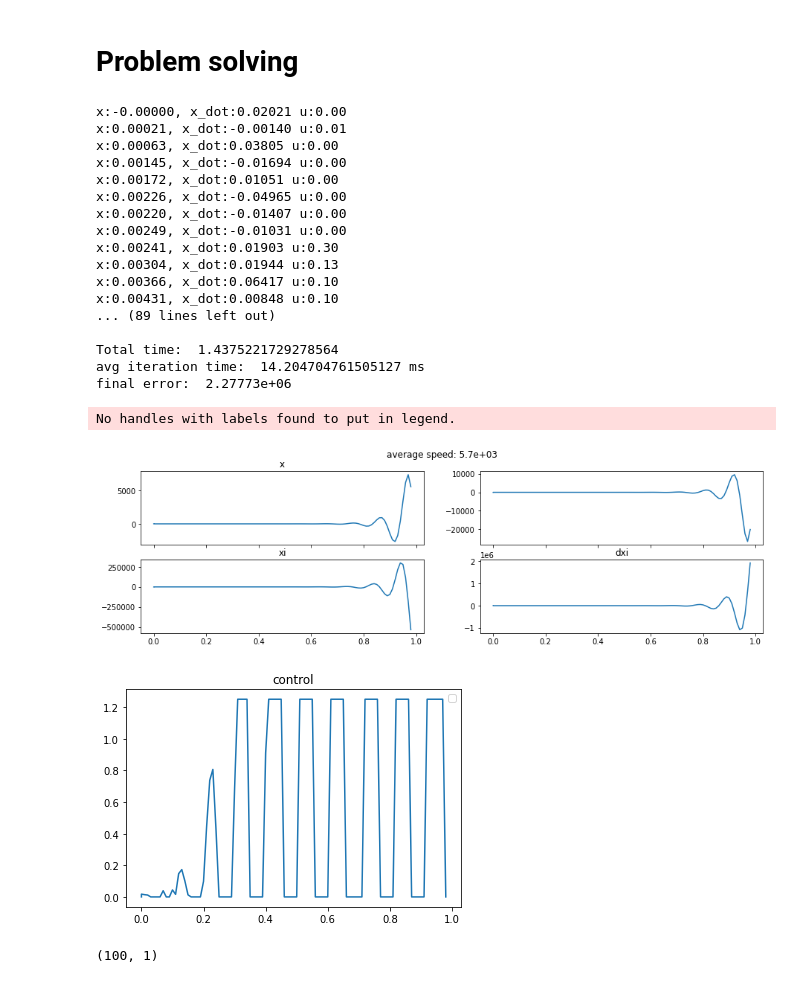
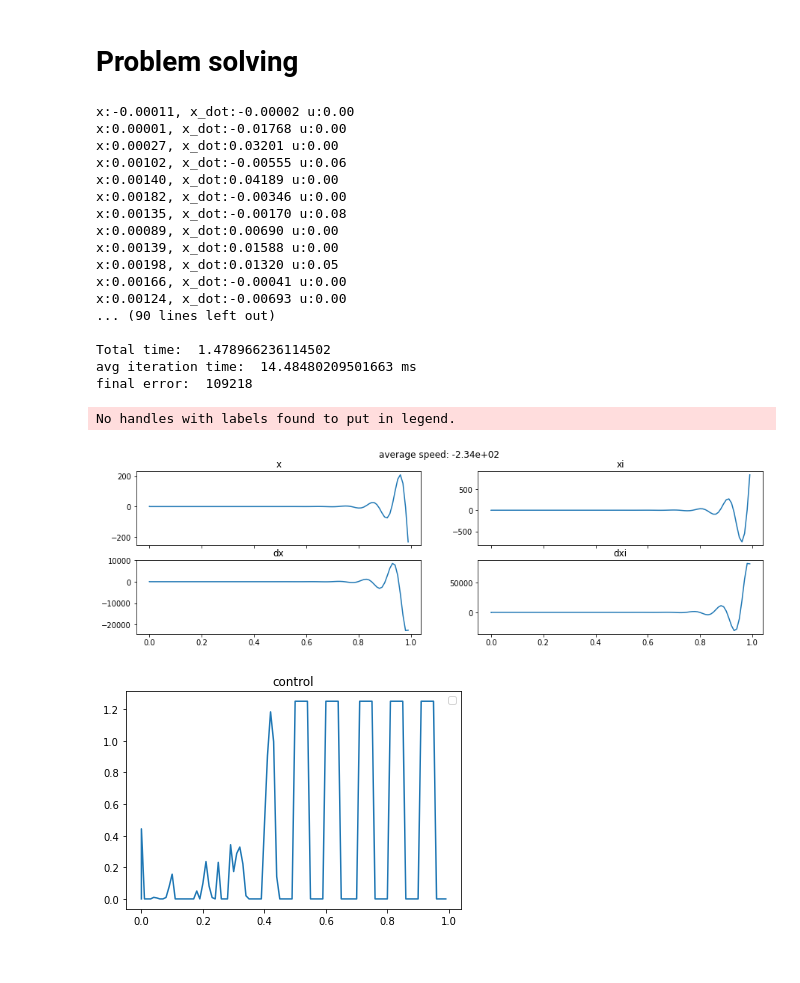
Before and after one commit to xxFirefly/mpc_rl_capsubot, a Jupyter notebook: example_mpc.ipynb, the cells around one changed output. Cells and saved outputs as stored; diff of their text form; code cells hidden in the pictures.

```diff
--- a/example_mpc.ipynb
+++ b/example_mpc.ipynb
@@ -73,13 +73,13 @@ n_controls = controls.numel()
 # Setting matrix_weights' variables. For objective function??
 Q_x = 100
 Q_x_dot = 1
-Q_xi = 50
+Q_xi = 1
 Q_xi_dot = 1
 R_1 = 1
 
-step_horizon = 0.01 # Time between steps in seconds.
+step_horizon = 0.01 # env.dt # Time between steps in seconds.
 N = 10 #int(0.1 / env.dt)  # Prediction horizon.
-sim_time = 100
+sim_time = 1
 
 F_max = 1.25 # Need to add proper force model
 F_min = 0
@@ -89,7 +89,7 @@ x_init = 0
 x_dot_init = 0
 xi_init = 0
 xi_dot_init = 0
-x_target = 0.2
+x_target = 1
 x_dot_target = 0
 xi_target = 0
 xi_dot_target = 0
@@ -199,7 +199,7 @@ main_loop = time()  # return time in sec
 age = 0
 while (norm_2(state_init - state_target) > 1e-1) and (mpc_iter * step_horizon < sim_time):
     age += 1
-    if (age == 100):
+    if (age == 1000):
       break
     t1 = time()
     args["p"] = vertcat(state_init, state_target)  # current state  # target state
@@ -243,49 +243,45 @@ print("Total time: ", main_loop_time - main_loop)
 print("avg iteration time: ", np.array(times).mean() * 1000, "ms")
 print("final error: ", ss_error)
 # %% [output]
-x:-0.00000, x_dot:0.02021 u:0.00
-x:0.00021, x_dot:-0.00140 u:0.01
-x:0.00063, x_dot:0.03805 u:0.00
-x:0.00145, x_dot:-0.01694 u:0.00
-x:0.00172, x_dot:0.01051 u:0.00
-x:0.00226, x_dot:-0.04965 u:0.00
-x:0.00220, x_dot:-0.01407 u:0.00
-x:0.00249, x_dot:-0.01031 u:0.00
-x:0.00241, x_dot:0.01903 u:0.30
-x:0.00304, x_dot:0.01944 u:0.13
-x:0.00366, x_dot:0.06417 u:0.10
-x:0.00431, x_dot:0.00848 u:0.10
-... (89 lines left out)
+x:-0.00011, x_dot:-0.00002 u:0.00
+x:0.00001, x_dot:-0.01768 u:0.00
+x:0.00027, x_dot:0.03201 u:0.00
+x:0.00102, x_dot:-0.00555 u:0.06
+x:0.00140, x_dot:0.04189 u:0.00
+x:0.00182, x_dot:-0.00346 u:0.00
+x:0.00135, x_dot:-0.00170 u:0.08
+x:0.00089, x_dot:0.00690 u:0.00
+x:0.00139, x_dot:0.01588 u:0.00
+x:0.00198, x_dot:0.01320 u:0.05
+x:0.00166, x_dot:-0.00041 u:0.00
+x:0.00124, x_dot:-0.00693 u:0.00
+... (90 lines left out)
 
-Total time:  1.4375221729278564
-avg iteration time:  14.204704761505127 ms
-final error:  2.27773e+06
+Total time:  1.478966236114502
+avg iteration time:  14.48480209501663 ms
+final error:  109218
 # %%
 fig, axs = plt.subplots(2, 2, sharex=True)  # , sharex=True, sharey=True)
 fig.set_figwidth(15)
 fig.suptitle("average speed: {:.3}".format(cat_states[0, 1, -1] / t[-1, 0]))
 axs[0, 0].plot(t, cat_states[0, 1, :], label="x")
 axs[0, 0].set_title("x")
 axs[1, 0].plot(t, cat_states[1, 1, :], label="dx")
 axs[1, 0].set_title("dx")
 axs[0, 1].plot(t, cat_states[2, 1, :], label="xi")
-axs[1, 0].set_title("xi")
+axs[0, 1].set_title("xi")
 axs[1, 1].plot(t, cat_states[3, 1, :], label="dxi")
 axs[1, 1].set_title("dxi")
 # t_shift = 3
 # axs[0, 0].set_xlim(t_shift, t_shift + 1)
 
 
 plt.figure()
 plt.title("control")
 plt.plot(t, cat_controls[:, 0])
 plt.legend()
 plt.show()
 # %% [output]
 No handles with labels found to put in legend.
-[figure, old version]
+[figure, new version]
-[figure, old version]
+[figure, new version]
-# %%
-cat_controls.shape
-# %% [output]
-(100, 1)
```
Also changed, not shown: parts of 4 cells of this notebook.
